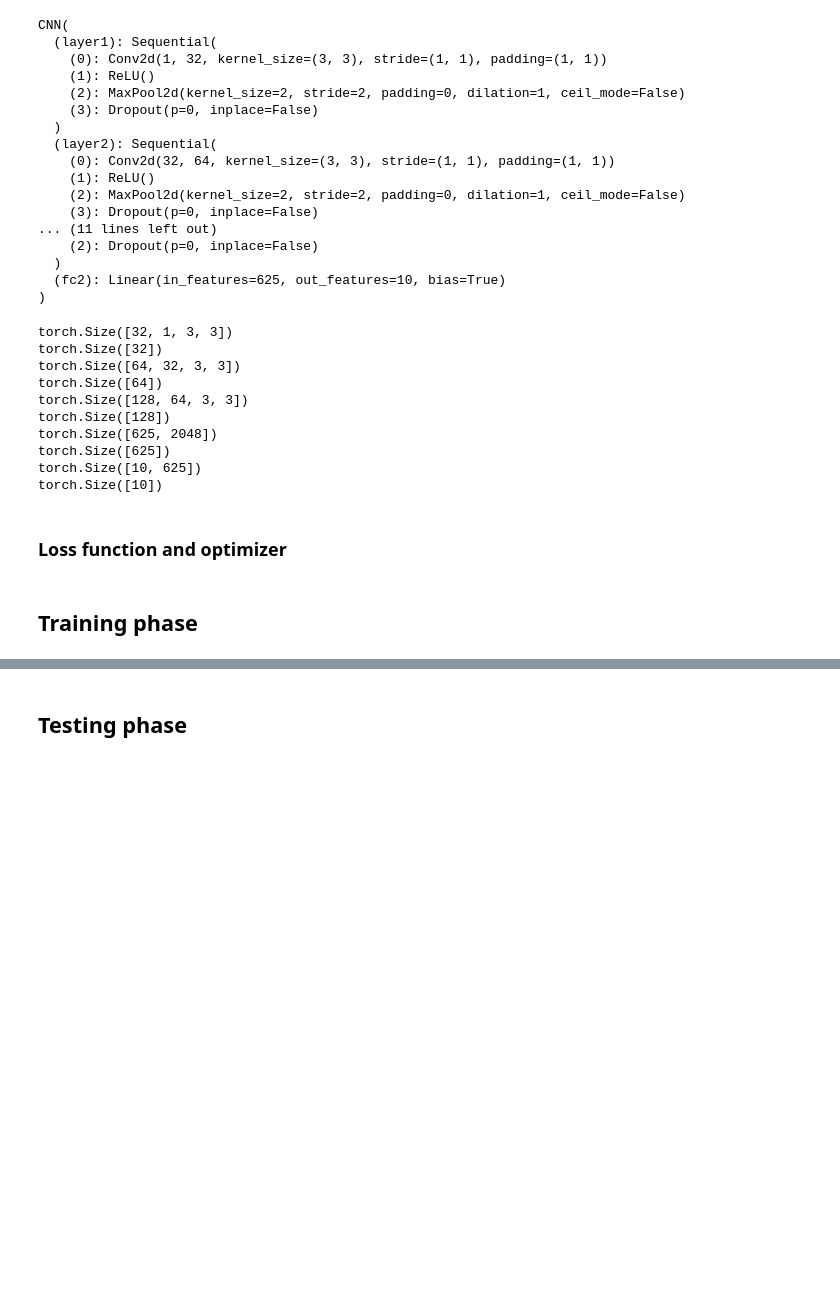
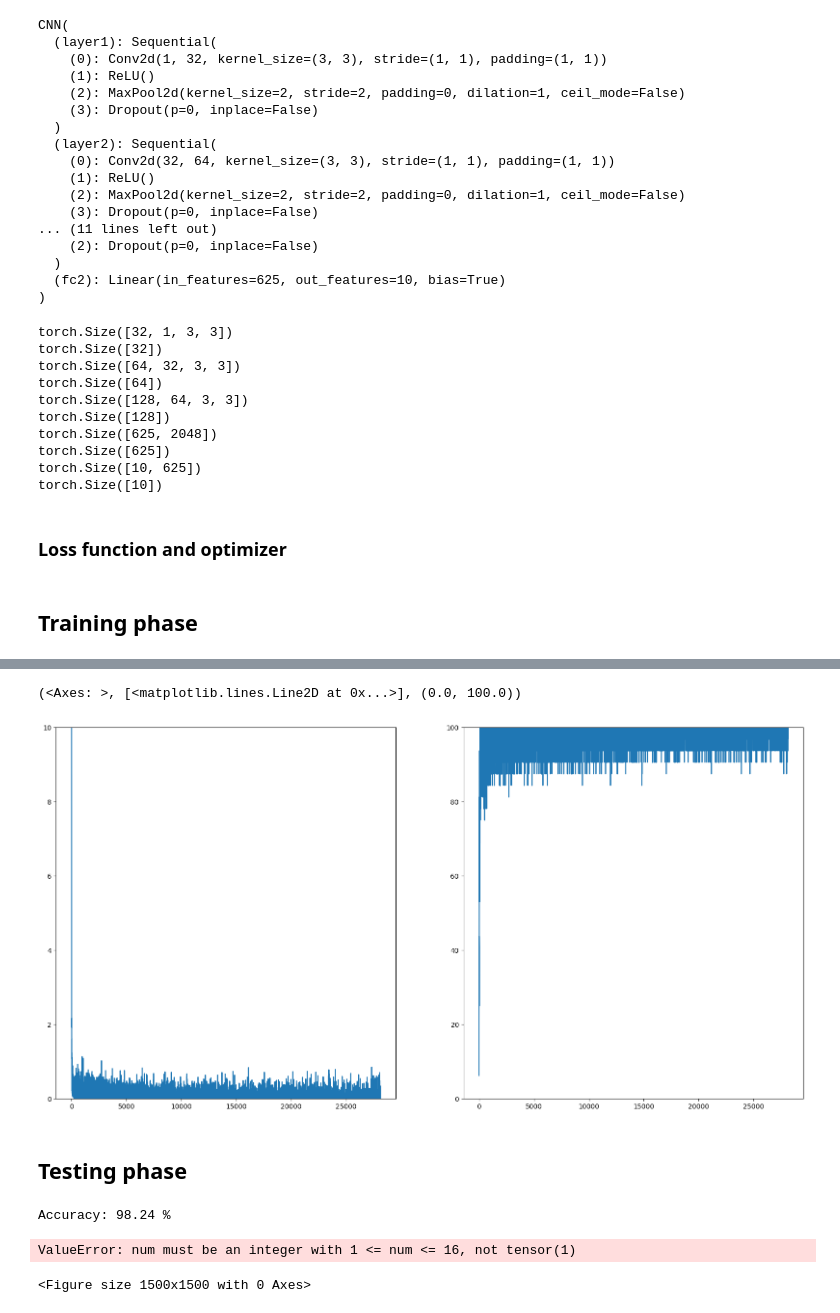
Before and after one commit to Mudezer/LISA-ProjectH419, a Jupyter notebook: MNIST/MNIST_deep_CNN.ipynb, the cells around one changed output, grey strips where cells are left out. Saved outputs shown, nothing was run; the diff lists cells and outputs as text; code cells hidden in the pictures; blank space fills up the shorter version.

```diff
--- a/MNIST/MNIST_deep_CNN.ipynb
+++ b/MNIST/MNIST_deep_CNN.ipynb
@@ -158,0 +153,4 @@ AttributeError: 'MyDataset' object has no attribute 'shape'
+# %%
+df = torch.utils.data.TensorDataset(torch.tensor(train_im.reshape(len(train_im), 1, 28, 28)), torch.tensor(train_label))
+### allows to take in a data set and automatically transforms it into batches
+data_loader = DataLoader(df, batch_size=32, shuffle=True)
@@ -160,6 +167,7 @@ AttributeError: 'MyDataset' object has no attribute 'shape'
 ## Building the model
 # %%
 keep_prob = 1
+### this creates a class with nn as motherclass
 class CNN(torch.nn.Module): ## this allows to create a much deeper neural net with dedicated layers and theirs "sub layers"
     ### in some sense a self.layer is a set of multiple layer that need to work together as a whole pipeline
     """
@@ -167,7 +175,7 @@ class CNN(torch.nn.Module): ## this allows to create a much deeper neural net wi
     the forward function is the one that will wire the layers together
     """
     def __init__(self):
-        super(CNN, self).__init__() ### really important to call the mother class cosntructor (Module)
+        super(CNN, self).__init__() ### really important to call the mother class constructor (Module)
         # L1 ImgIn shape=(?, 28, 28, 1)
         #    Conv     -> (?, 28, 28, 32)
         #    Pool     -> (?, 14, 14, 32)
@@ -210,7 +218,7 @@ class CNN(torch.nn.Module): ## this allows to create a much deeper neural net wi
         self.fc2 = torch.nn.Linear(625, 10, bias=True)
         torch.nn.init.xavier_uniform_(self.fc2.weight) # initialize parameters
 
-    def forward(self, x):
+    def forward(self, x): ### compile the different layers into the model
         out = self.layer1(x)
         out = self.layer2(out)
         out = self.layer3(out)
@@ -220,7 +228,7 @@ class CNN(torch.nn.Module): ## this allows to create a much deeper neural net wi
         return out
 
 ### instantiating the model
-model = CNN()
+model = CNN().to(device)
 model
 # %% [output]
 CNN(
@@ -326,2 +331,48 @@ torch.Size([32
+# %%
+from matplotlib import pylab as plt
+plt.figure(figsize=(20,10))
+plt.subplot(121), plt.plot(np.arange(len(train_cost)), train_cost), plt.ylim([0,10])
+plt.subplot(122), plt.plot(np.arange(len(train_accu)), 100 * torch.as_tensor(train_accu).numpy()), plt.ylim([0,100])
+# %% [output]
+(<Axes: >, [<matplotlib.lines.Line2D at 0x...>], (0.0, 100.0))
+[figure, added]
 # %% [markdown]
 ## Testing phase
+# %%
+### setting the model into evaluation mode (no dropout)
+model.eval()
+
+# test_im, test_label
+# df = torch.utils.data.TensorDataset(torch.tensor(train_im.reshape(len(train_im), 1, 28, 28)), torch.tensor(train_label))
+# Variable(batch_X.float()).to(device)
+# Variable(batch_y).to(device)
+
+X_test = Variable(torch.tensor(test_im.reshape(len(test_im), 1, 28, 28)).float()).to(device)
+Y_test = Variable(torch.tensor(test_label)).to(device)
+
+
+prediction = model(X_test)
+
+# Compute accuracy
+correct_prediction = (torch.max(prediction.data, dim=1)[1] == Y_test.data)
+accuracy = correct_prediction.float().mean().item()
+print('\nAccuracy: {:2.2f} %'.format(accuracy*100))
+# %% [output]
+Accuracy: 98.24 %
+# %%
+from matplotlib import pylab as plt
+
+
+
+plt.figure(figsize=(15,15), facecolor='white')
+for i in torch.arange(0,12):
+  val, idx = torch.max(prediction, dim=1)
+  plt.subplot(4,4,i+1)
+  plt.imshow(X_test[i][0])
+  plt.title('This image contains: {0:>2} '.format(idx[i].item()))
+  plt.xticks([]), plt.yticks([])
+  plt.plt.subplots_adjust()
+  plt.show()
+# %% [output]
+ValueError: num must be an integer with 1 <= num <= 16, not tensor(1)
+<Figure size 1500x1500 with 0 Axes>
```
Also changed, not shown: parts of 10 cells of this notebook, 9 other files.
